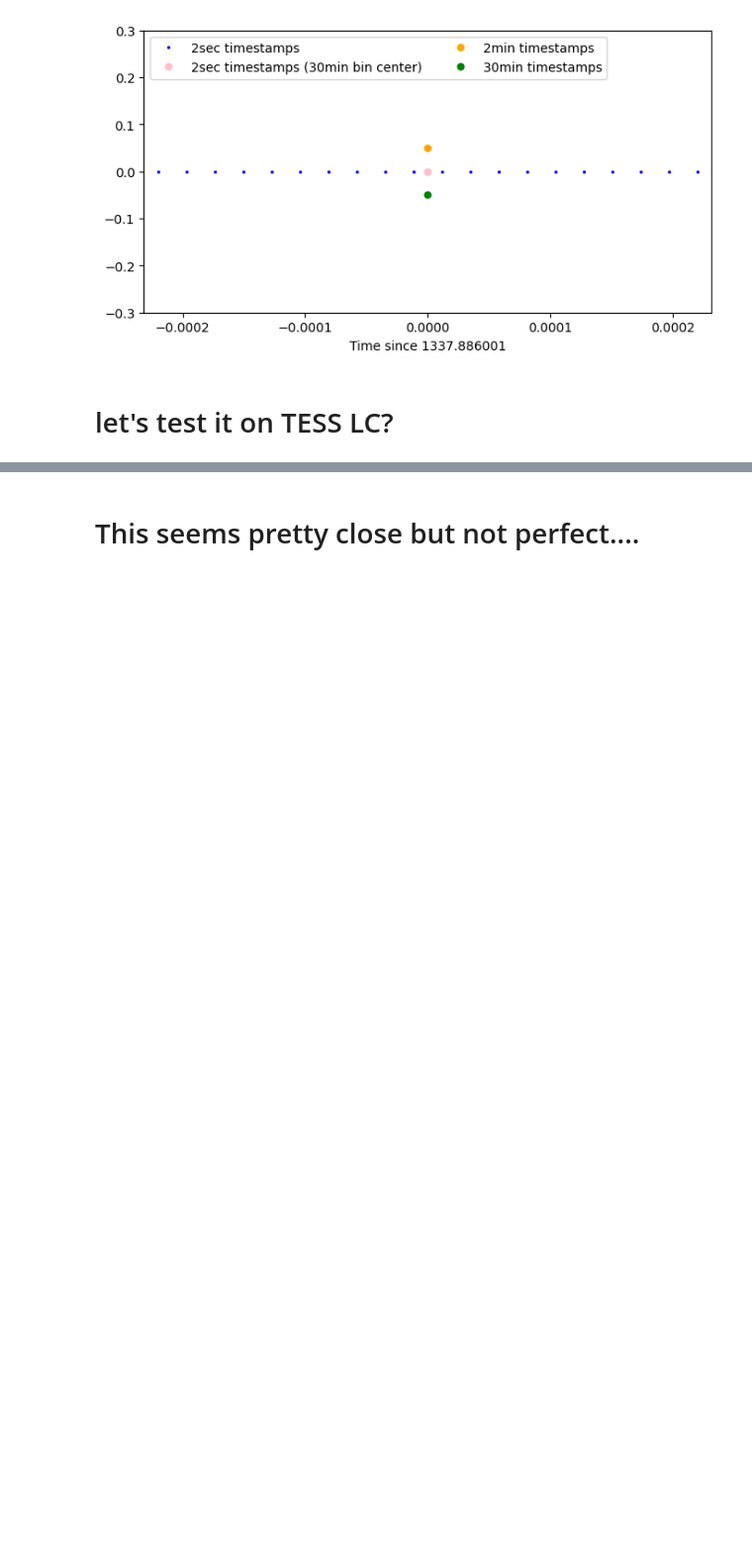
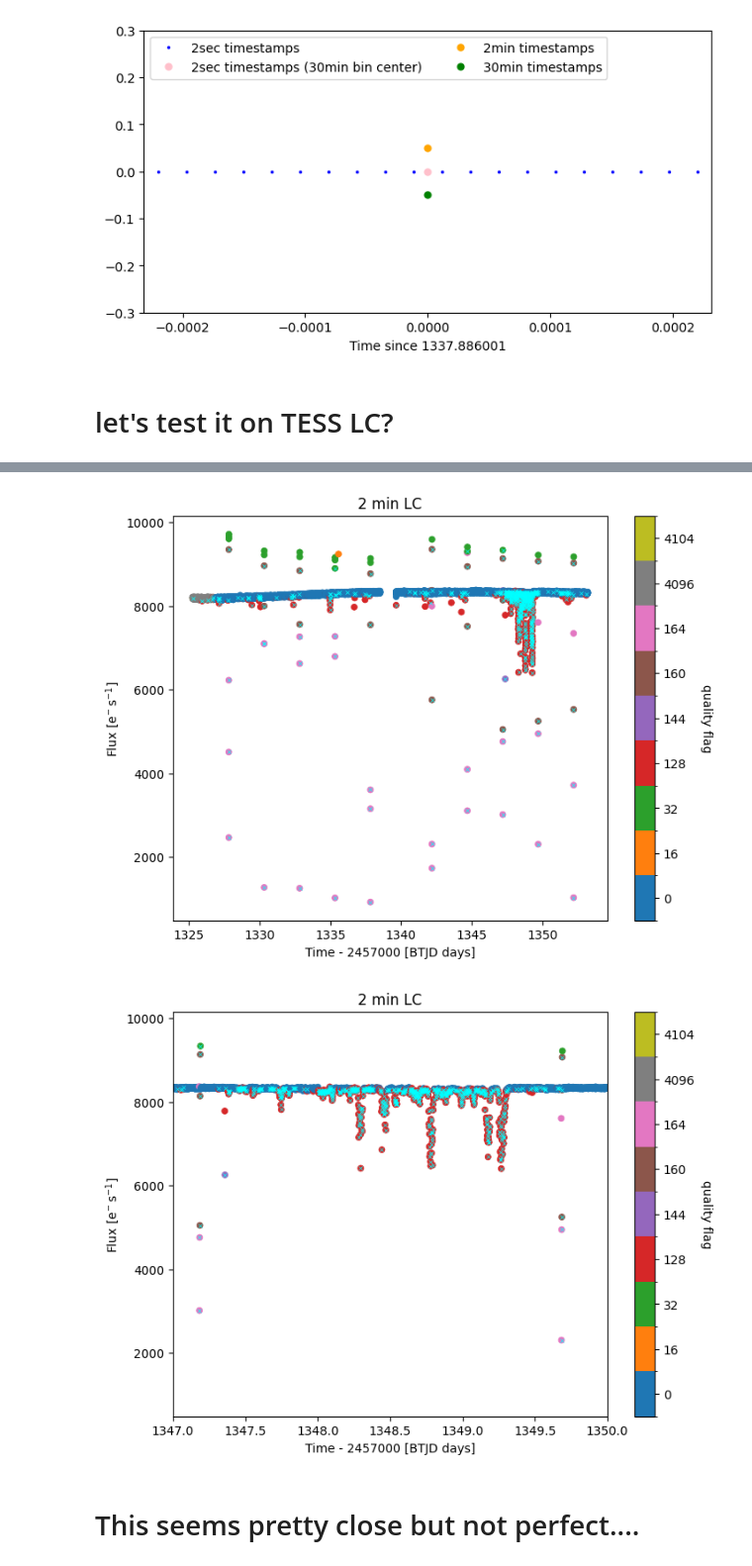
Before and after one commit to daxfeliz/TESS_Quaternion_practice, a Jupyter notebook: quaternion_basics.ipynb, the cells around one changed output, grey strips where cells are left out. Shown at 99% size. Saved outputs shown, nothing was run; the diff lists cells and outputs as text; code cells hidden in the pictures; blank space fills up the shorter version.

```diff
--- a/quaternion_basics.ipynb
+++ b/quaternion_basics.ipynb
@@ -1184,2 +1370,29 @@ plt.show()
+# %%
+fig, ax = scatter_with_discrete_colorbar(x=lc2.time.value,
+                                         y=lc2.flux.value,
+                                         z=lc2.quality.value,
+                                         xlabel='Time', ylabel='Flux',
+                                         title='2 min LC',
+                                         cmap_name='tab10', edgecolor=None,
+                                         s=(ms+2)**2,colorbar_title='quality flag')
+
+lc2[qbin_2_C.loc[qbin_2_C['qmask']==bad].index.values].scatter(ax=ax,color='cyan',s=3**2,marker='x',label=None)
+plt.show()
+
+
+fig, ax = scatter_with_discrete_colorbar(x=lc2.time.value,
+                                         y=lc2.flux.value,
+                                         z=lc2.quality.value,
+                                         xlabel='Time', ylabel='Flux',
+                                         title='2 min LC',
+                                         cmap_name='tab10', edgecolor=None,
+                                         s=(ms+2)**2,colorbar_title='quality flag')
+
+lc2[qbin_2_C.loc[qbin_2_C['qmask']==bad].index.values].scatter(ax=ax,color='cyan',s=3**2,marker='x',label=None)
+ax.set_xlim(1347,1350)
+plt.show()
+# %% [output]
+[figure, added]
+[figure, added]
 # %% [markdown]
 # This seems pretty close but not perfect....
```
Also changed, not shown: parts of 13 cells of this notebook.
